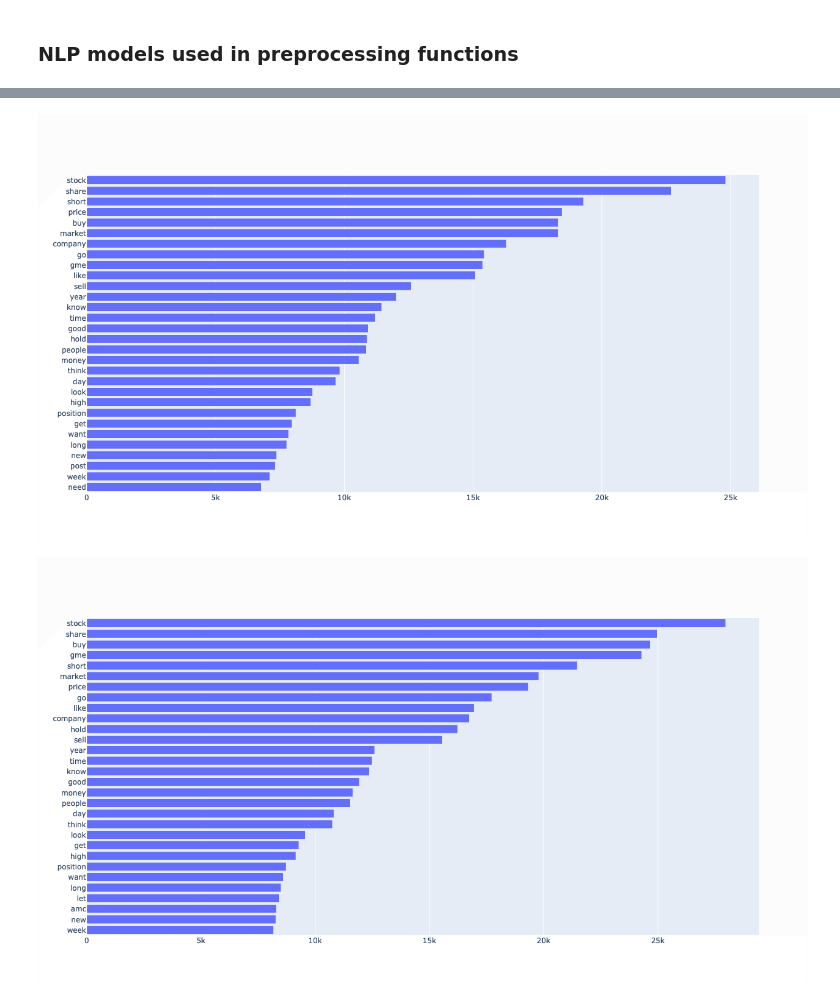
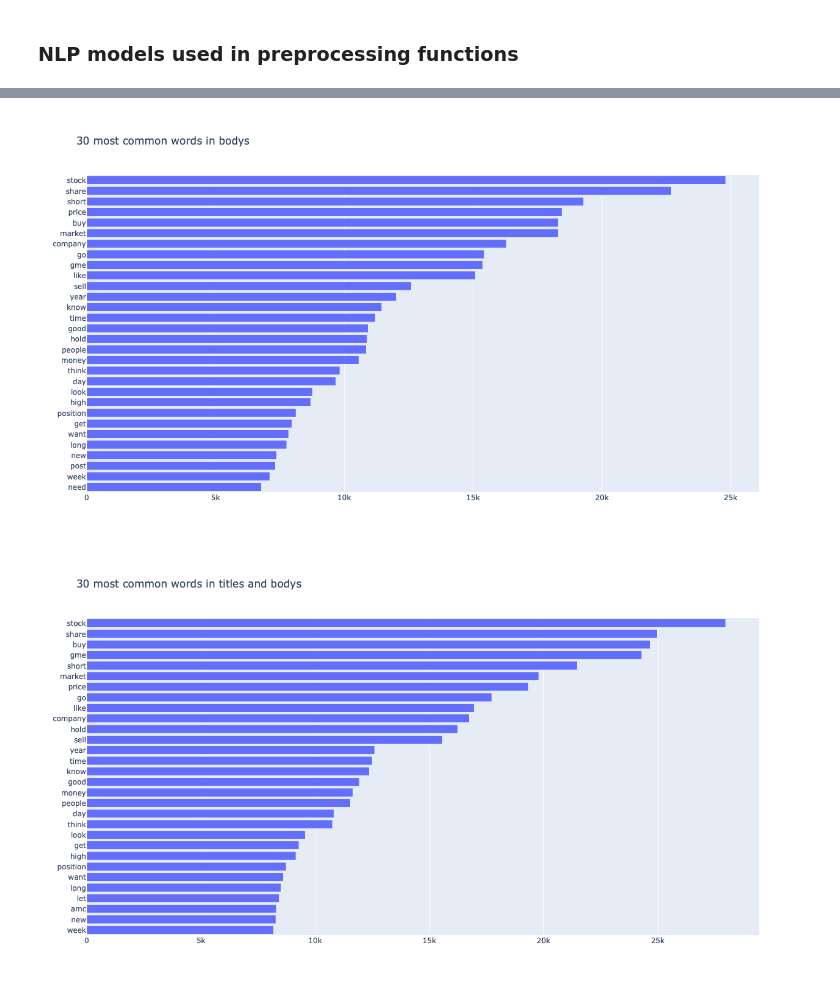
Before and after one commit to nightmare224/WallStreetBetsXStock, a Jupyter notebook: word_frequency.ipynb, the cells around one changed output, grey strips where cells are left out. Saved outputs shown, nothing was run; the diff lists cells and outputs as text; code cells hidden in the pictures.

```diff
--- a/word_frequency.ipynb
+++ b/word_frequency.ipynb
@@ -84,6 +84,7 @@ def remove_stop_words(text):
 def remove_punctuations(text):
     text = re.sub(r"!|\"|#|\$|%|&|'|\(|\)|\*|\+|,|-|\/|:|;|<|=|>|\?|\[|\||\]|\^|_|`|{|\||}|~|\\|“|”|‘|’", "", text)
     text = re.sub(r"([^0-9])\.+([^0-9])?|([^0-9])?\.+([^0-9])", "\\1\\2", text)
+    text = re.sub(r"\.{2,}", "", text)
     text = re.sub(r"@", " ", text)
     return text
 # %% [markdown]
@@ -187,13 +189,14 @@ fig.add_trace(go.Bar(
     orientation='h'
 ))
 fig.update_layout(
+    title_text=f"{number} most common words in bodys",
     autosize=False,
     width=700,
     height=700,
 )
 fig.show()
 # %% [output]
-[figure, old version]
+[figure, new version]
 # %%
 sum_counter = titles_counter + bodys_counter
 
@@ -205,15 +208,16 @@ sum_freqs.reverse()
 # %%
 fig = go.Figure()
 fig.add_trace(go.Bar(
     x=sum_freqs,
     y=sum_words,
     orientation='h'
 ))
 fig.update_layout(
+    title_text=f"{number} most common words in titles and bodys",
     autosize=False,
     width=700,
     height=700,
 )
 fig.show()
 # %% [output]
-[figure, old version]
+[figure, new version]
```
Also changed, not shown: parts of 1 cell of this notebook.
